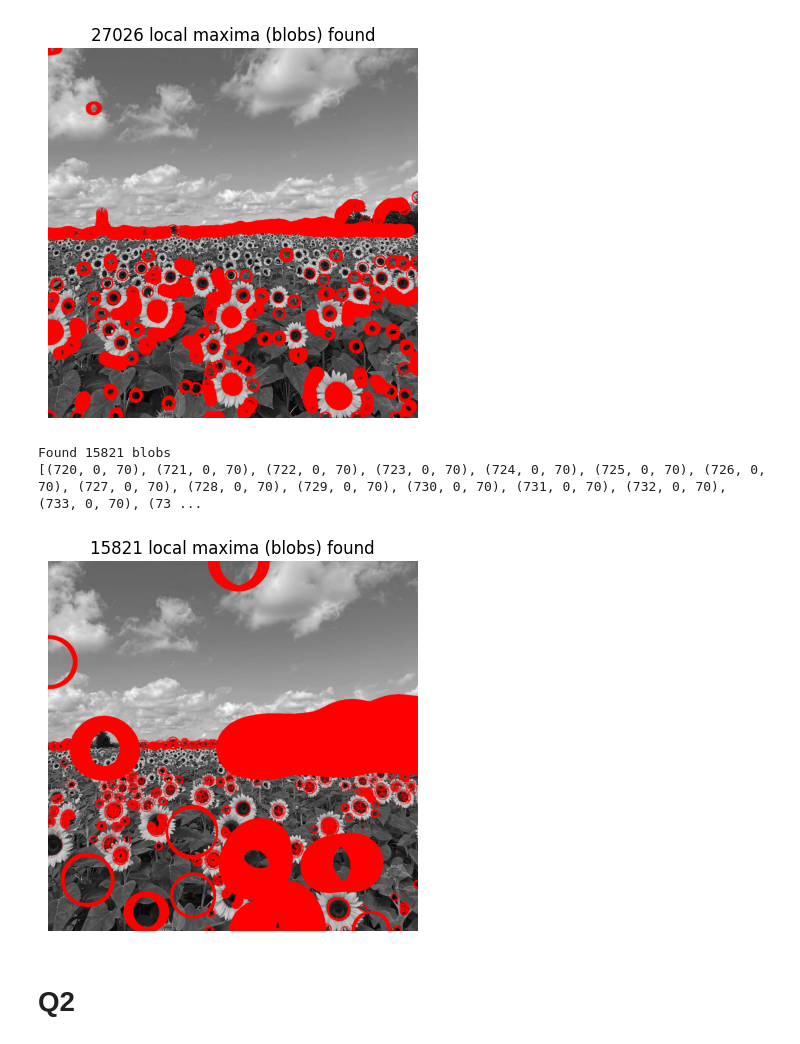
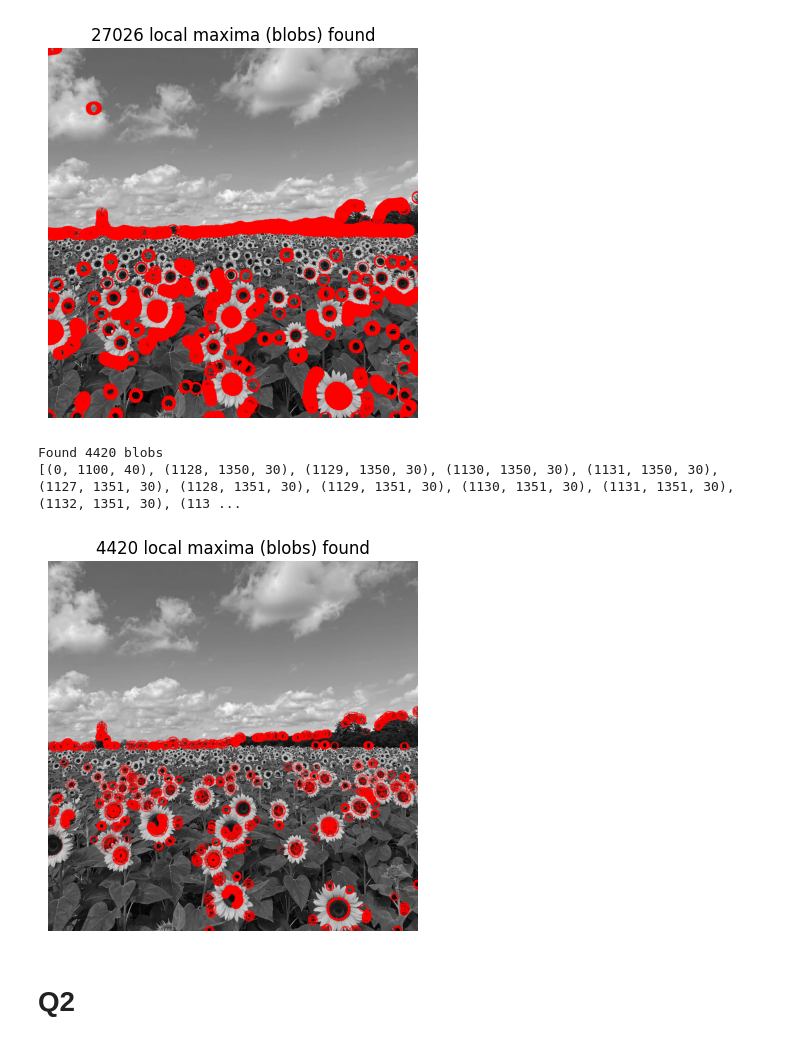
Before and after one commit to induwara-iluk/Image-Processing-and-Computer-vision, a Jupyter notebook: assignment 2/assignment2.ipynb, the cells around one changed output. Drawn from its saved outputs; the diff is of its cells as text; code cells hidden in the pictures.

```diff
--- a/assignment 2/assignment2.ipynb
+++ b/assignment 2/assignment2.ipynb
@@ -250,7 +250,7 @@ def compute_scale_space(im, sigmas):
         scale_space.append(response)
     return scale_space
 
-n_sigmas = 7
+n_sigmas = 4
 sigma_min = 10 #int(im.shape[0])//720
 
 im = cv.imread('the_berry_farms_sunflower_field.jpeg', cv.IMREAD_GRAYSCALE)
@@ -288,36 +288,36 @@ for s in reversed(range(len(sigmas))):
 
         # Compute radius ~ sqrt(2)*sigma
         r = int(np.ceil(np.sqrt(2) * sigmas[s]))
 
         # Create circular mask
         yy, xx = np.ogrid[:scale_space_arr.shape[0], :scale_space_arr.shape[1]]
         mask = (xx - x)**2 + (yy - y)**2 <= r**2
 
         # Suppress this circle area in all smaller scales
         scale_space_arr[mask, :s] = 0
 
 
 
 print(f"Found {len(blobs)} blobs")
 im_color = cv.cvtColor(im, cv.COLOR_GRAY2BGR)
 
 
 print(blobs)
 im_color = cv.cvtColor(im, cv.COLOR_GRAY2BGR)
 
 #clean
 for x, y, s in blobs:
     cv.circle(im_color, (x, y), int(np.sqrt(2) * s), (255, 0, 0), 1)
 
 
 plt.imshow(im_color)
 plt.title(f"{len(blobs)} local maxima (blobs) found")
 plt.axis('off')
 plt.show()
 # %% [output]
-Found 15821 blobs
-[(720, 0, 70), (721, 0, 70), (722, 0, 70), (723, 0, 70), (724, 0, 70), (725, 0, 70), (726, 0, 70), (727, 0, 70), (728, 0, 70), (729, 0, 70), (730, 0, 70), (731, 0, 70), (732, 0, 70), (733, 0, 70), (73 ...
+Found 4420 blobs
+[(0, 1100, 40), (1128, 1350, 30), (1129, 1350, 30), (1130, 1350, 30), (1131, 1350, 30), (1127, 1351, 30), (1128, 1351, 30), (1129, 1351, 30), (1130, 1351, 30), (1131, 1351, 30), (1132, 1351, 30), (113 ...
-[figure, old version]
+[figure, new version]
 # %% [markdown]
 # Q2
 # %%
```
Also changed, not shown: parts of 7 cells of this notebook, 15 other files.
